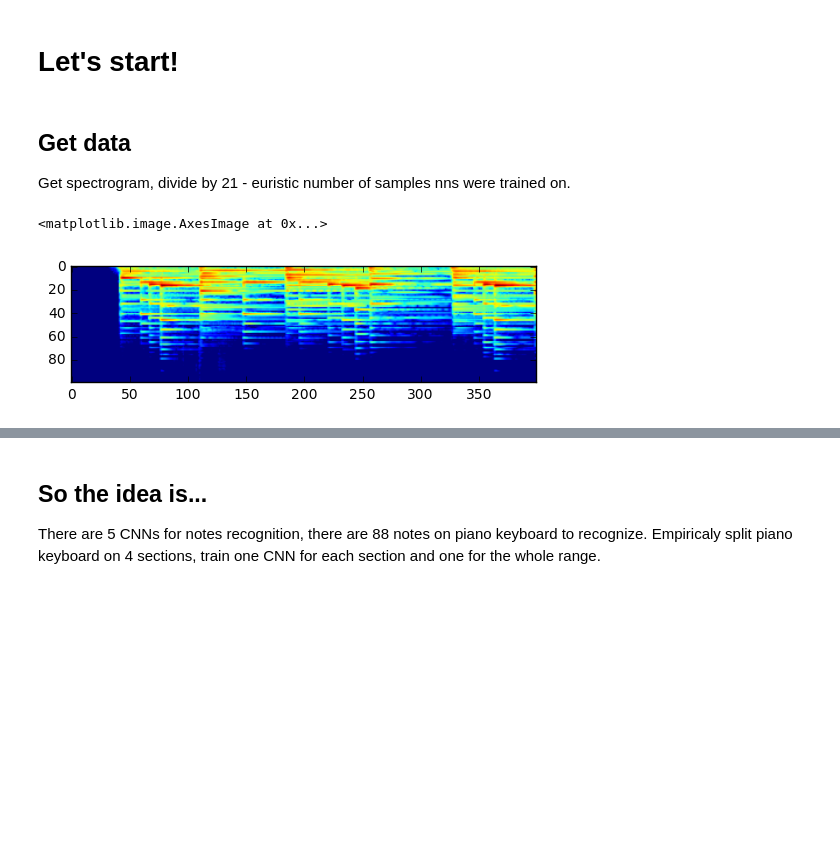
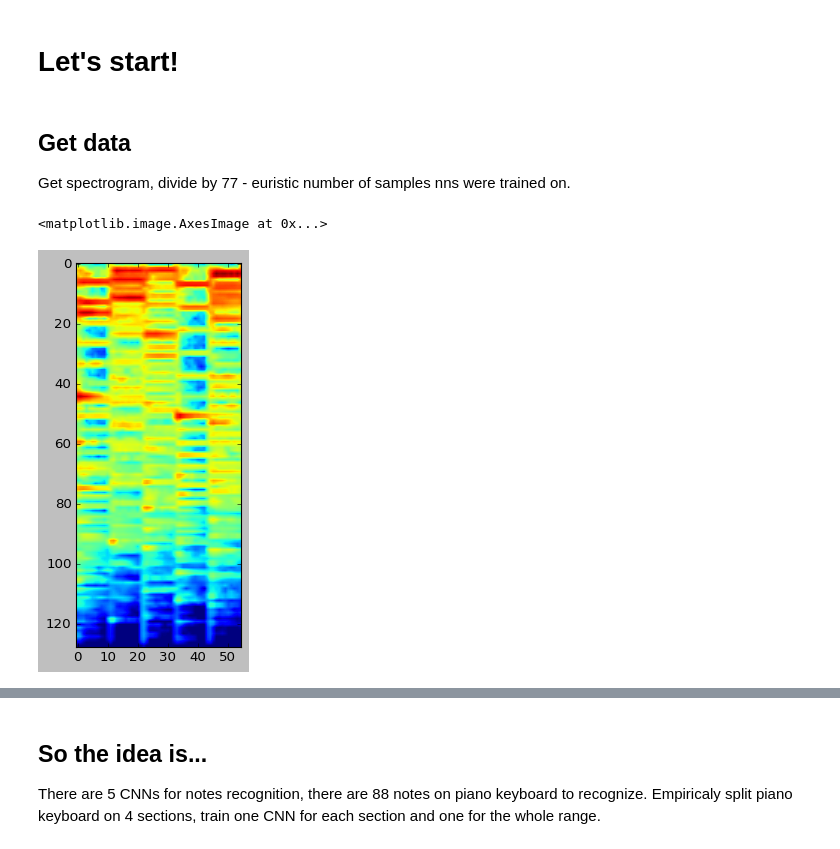
Before and after one commit to Stamaks/NotesRecognitionFinal, a Jupyter notebook: Main.ipynb, the cells around one changed output, grey strips where cells are left out. Cells and saved outputs as stored; diff of their text form; code cells hidden in the pictures; blank space fills up the shorter version.

```diff
--- a/Main.ipynb
+++ b/Main.ipynb
@@ -11,28 +13,30 @@ from librosa import load, logamplitude
 from librosa.feature import melspectrogram
 from multiprocessing import Pool
 import matplotlib.pyplot as plt
+import matplotlib as mpl
 %matplotlib inline
+mpl.style.use('classic')
 import os
 # %% [markdown]
 # Let's start!
 # %% [markdown]
 ## Get data
 
-Get spectrogram, divide by 21 - euristic number of samples nns were trained on.
+Get spectrogram, divide by 77 - euristic number of samples nns were trained on.
 # %%
 def get_spectrogram(path):
     """Строим спектограмму из wav файла"""
     # Librosa seems to work only with files with sampling frequency >= 44,1 кГц
     y, sr = load(path)
-    S = melspectrogram(y, sr=sr, n_mels=100)
+    S = melspectrogram(y, sr=sr, n_mels=128)
     log_S = logamplitude(S, ref_power=np.max)
     return log_S
 
 file_name = os.listdir("./test")
 spectrogram = get_spectrogram("./test/" + file_name[0])
 # %%
-random_num = 400
+random_num = len(spectrogram)
 plt.imshow(spectrogram[:, :random_num])
 # %% [output]
 <matplotlib.image.AxesImage at 0x...>
-[figure, old version]
+[figure, new version]
```
Also changed, not shown: parts of 12 cells of this notebook.
